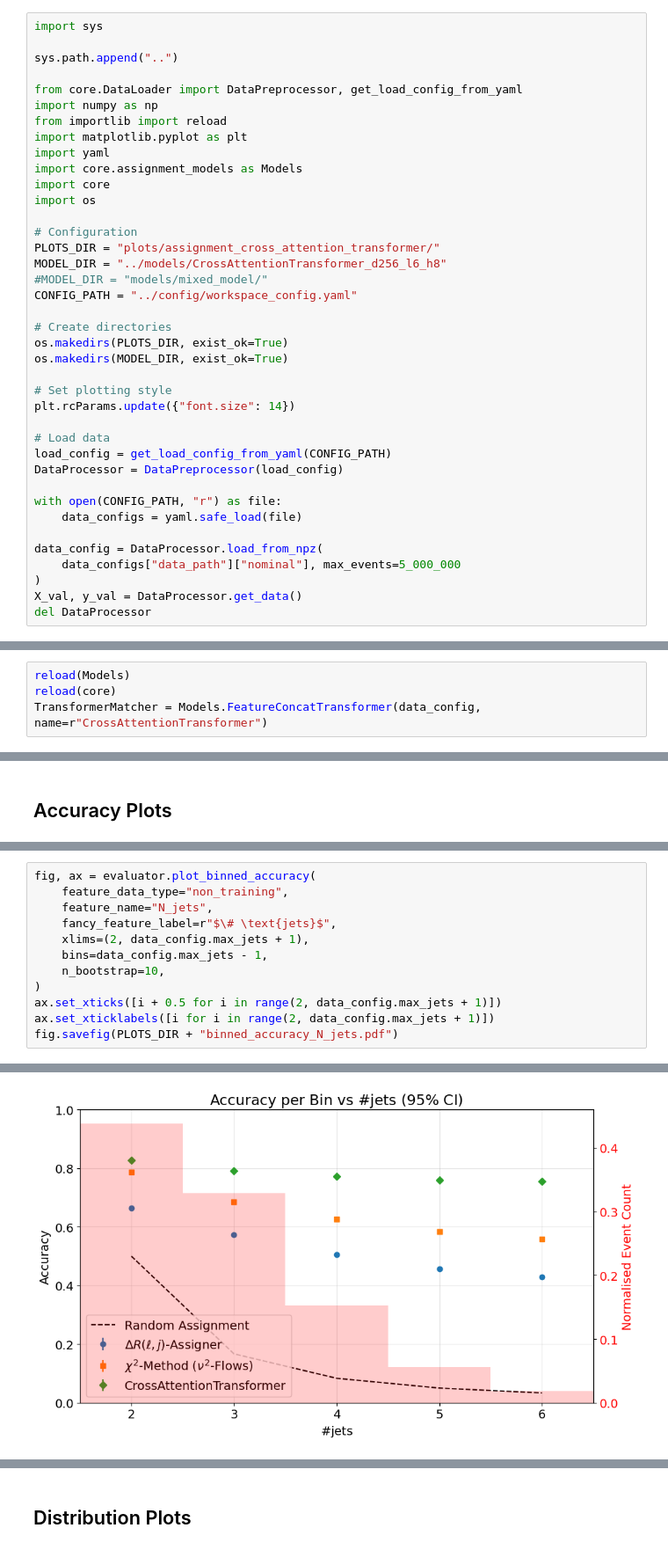
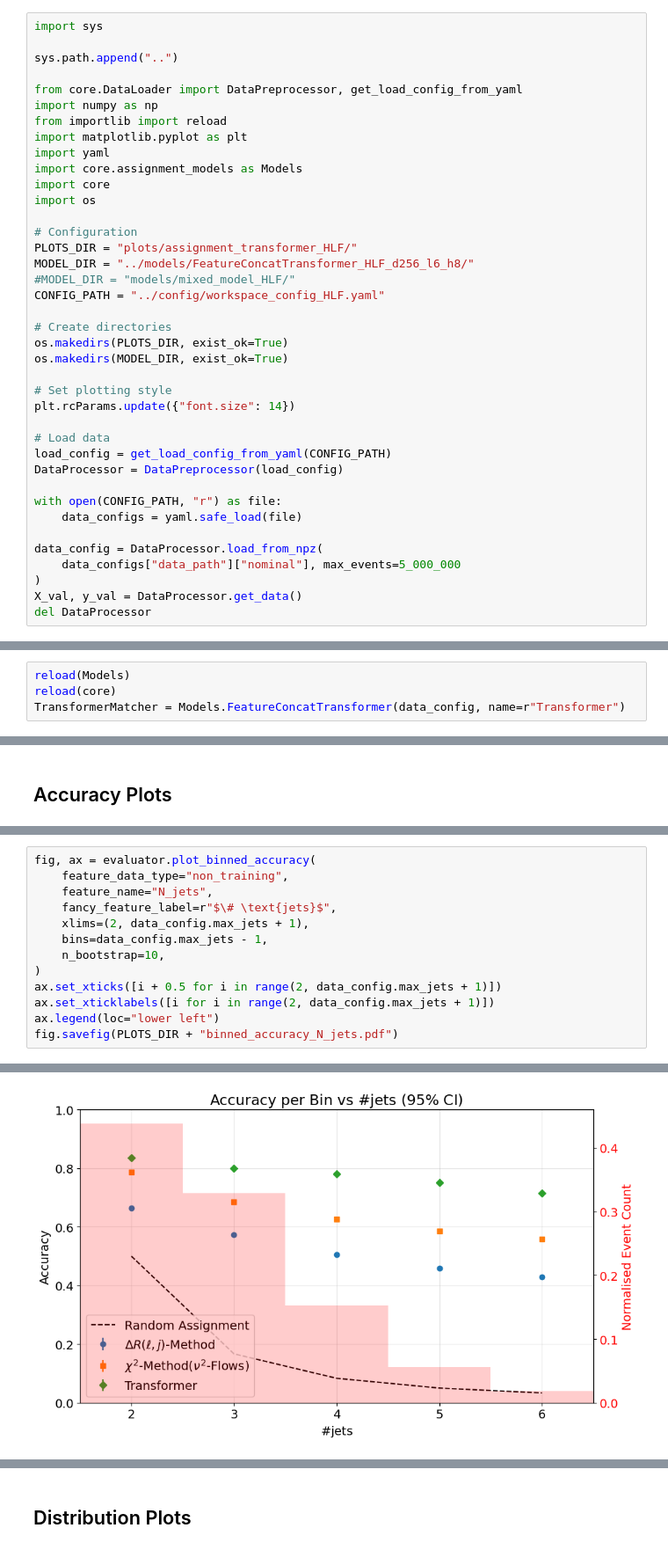
Before and after one commit to simi216/mva-trainer, a Jupyter notebook: notebooks/EvaluateModel.ipynb, the cells around one changed output, grey strips where cells are left out. Shown at 88% size. Drawn from its saved outputs; the diff is of its cells as text.

```diff
--- a/notebooks/EvaluateModel.ipynb
+++ b/notebooks/EvaluateModel.ipynb
@@ -19,10 +19,10 @@ import core
 import os
 
 # Configuration
-PLOTS_DIR = "plots/assignment_cross_attention_transformer/"
-MODEL_DIR = "../models/CrossAttentionTransformer_d256_l6_h8"
-#MODEL_DIR = "models/mixed_model/"
-CONFIG_PATH = "../config/workspace_config.yaml"
+PLOTS_DIR = "plots/assignment_transformer_HLF/"
+MODEL_DIR = "../models/FeatureConcatTransformer_HLF_d256_l6_h8/"
+#MODEL_DIR = "models/mixed_model_HLF/"
+CONFIG_PATH = "../config/workspace_config_HLF.yaml"
 
 # Create directories
 os.makedirs(PLOTS_DIR, exist_ok=True)
@@ -59,7 +59,7 @@ To enable the following instructions: AVX2 AVX512F FMA, in other operations, reb
 # %%
 reload(Models)
 reload(core)
-TransformerMatcher = Models.FeatureConcatTransformer(data_config, name=r"CrossAttentionTransformer")
+TransformerMatcher = Models.FeatureConcatTransformer(data_config, name=r"Transformer")
 # %% [output]
 FeatureConcatTransformer is designed for classification tasks; regression targets will be ignored.
 # %%
@@ -133,18 +182,19 @@ Ground truth: Ground Truth (skipping)
 # %%
 fig, ax = evaluator.plot_binned_accuracy(
     feature_data_type="non_training",
     feature_name="N_jets",
     fancy_feature_label=r"$\# \text{jets}$",
     xlims=(2, data_config.max_jets + 1),
     bins=data_config.max_jets - 1,
     n_bootstrap=10,
 )
 ax.set_xticks([i + 0.5 for i in range(2, data_config.max_jets + 1)])
 ax.set_xticklabels([i for i in range(2, data_config.max_jets + 1)])
+ax.legend(loc="lower left")
 fig.savefig(PLOTS_DIR + "binned_accuracy_N_jets.pdf")
 # %% [output]
 Computing binned accuracy for N_jets...
-[figure, old version]
+[figure, new version]
 # %%
 fig, ax = evaluator.plot_binned_accuracy(
     feature_data_type="non_training",
```
Also changed, not shown: parts of 27 cells of this notebook, 12 other files.
